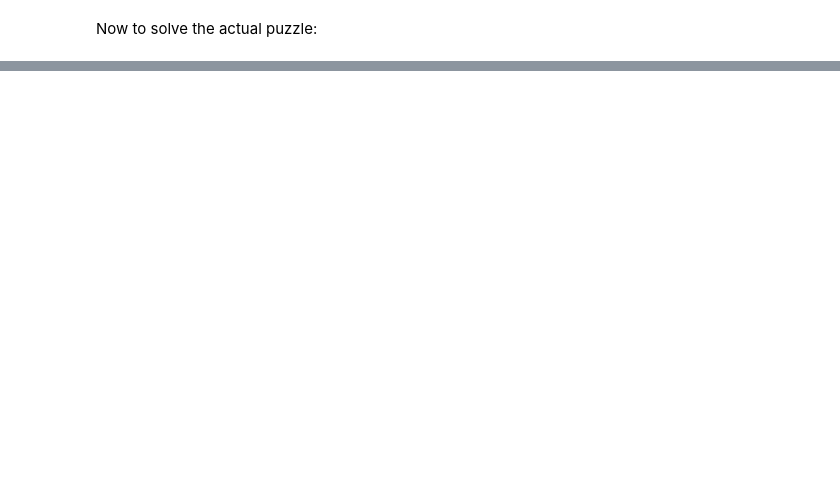
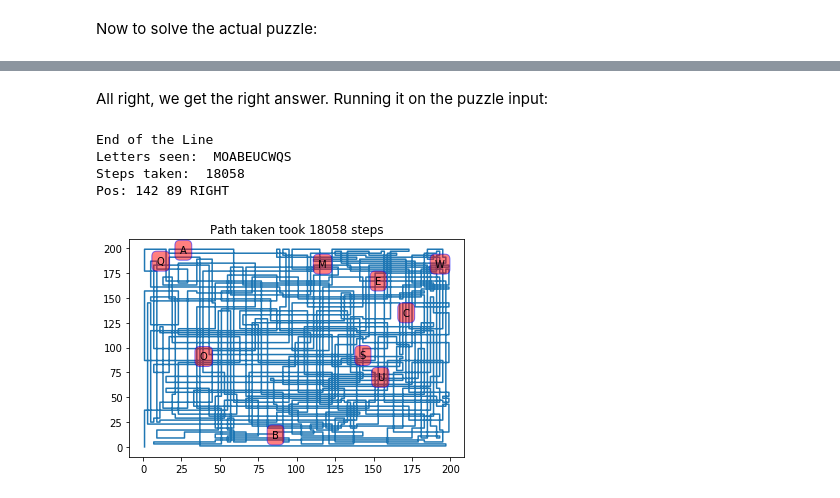
Before and after one commit to khalido/adventofcode, a Jupyter notebook: Day 19 - A Series of Tubes.ipynb, the cells around one changed output, grey strips where cells are left out. Saved outputs shown, nothing was run; the diff lists cells and outputs as text; code cells hidden in the pictures; blank space fills up the shorter version.

```diff
--- a/Day 19 - A Series of Tubes.ipynb
+++ b/Day 19 - A Series of Tubes.ipynb
@@ -164,0 +165,20 @@ Puzzle answer is `MOABEUCWQS`, steps taken is `18058`
+# %% [markdown]
+All right, we get the right answer. Running it on the puzzle input:
+# %%
+letters, points = solve_puzzle(puzzle_input)
+
+x, y = zip(*points)
+plt.title(f"Path taken took {len(points)} steps")
+
+plt.plot(x,y)
+for x,y in points:
+    val = puzzle_input[y][x]
+    if val.isalpha():
+        plt.annotate(val, xy=(x,y), bbox=box_style)
+plt.show()
+# %% [output]
+End of the Line
+Letters seen:  MOABEUCWQS
+Steps taken:  18058
+Pos: 142 89 RIGHT
+[figure, added]
```
Also changed, not shown: parts of 6 cells of this notebook.
